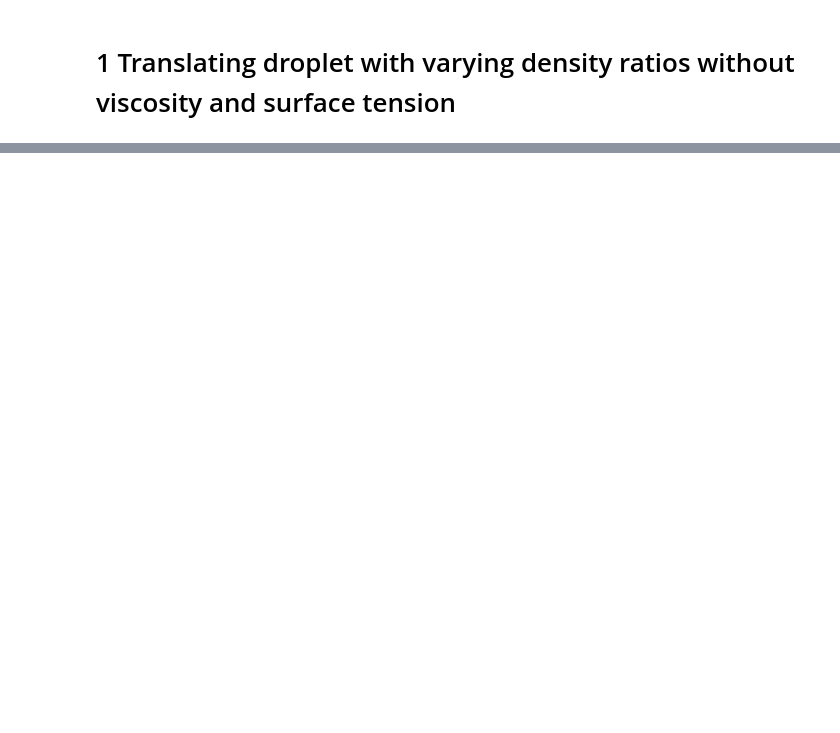
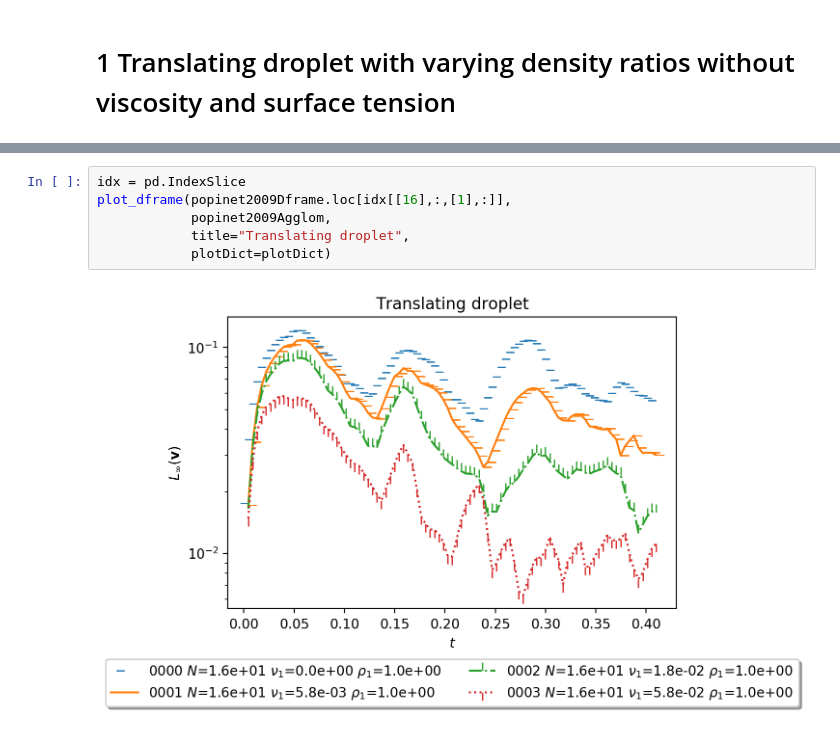
Before and after one commit to CRC-1194/lent, a Jupyter notebook: cases/flow-solution/translating-droplet/three-dimensional/translating-droplet-3D.ipynb, the cells around one changed output, grey strips where cells are left out. Drawn from its saved outputs; the diff is of its cells as text; blank space fills up the shorter version.

```diff
--- a/cases/flow-solution/translating-droplet/three-dimensional/translating-droplet-3D.ipynb
+++ b/cases/flow-solution/translating-droplet/three-dimensional/translating-droplet-3D.ipynb
@@ -66,0 +80,8 @@ plot_study(xy_filter=lambda x,y : max(y) < 1e-02,
+# %%
+idx = pd.IndexSlice
+plot_dframe(popinet2009Dframe.loc[idx[[16],:,[1],:]],
+            popinet2009Agglom,
+            title="Translating droplet",
+            plotDict=plotDict)
+# %% [output]
+[figure, added]
```
Also changed, not shown: parts of 7 cells of this notebook, 1 other file.
